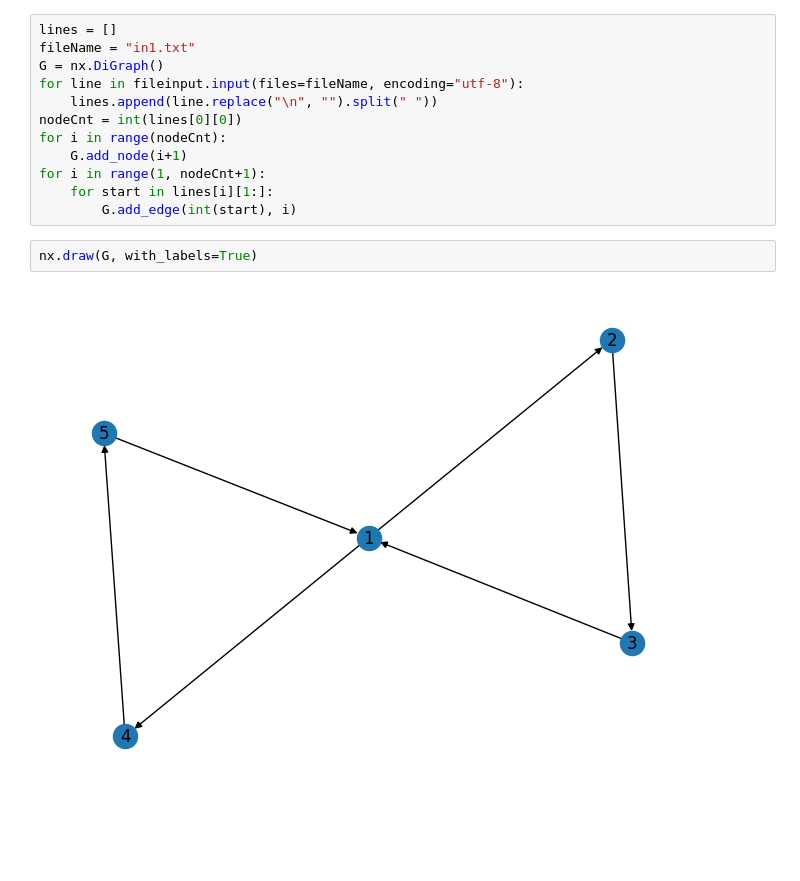
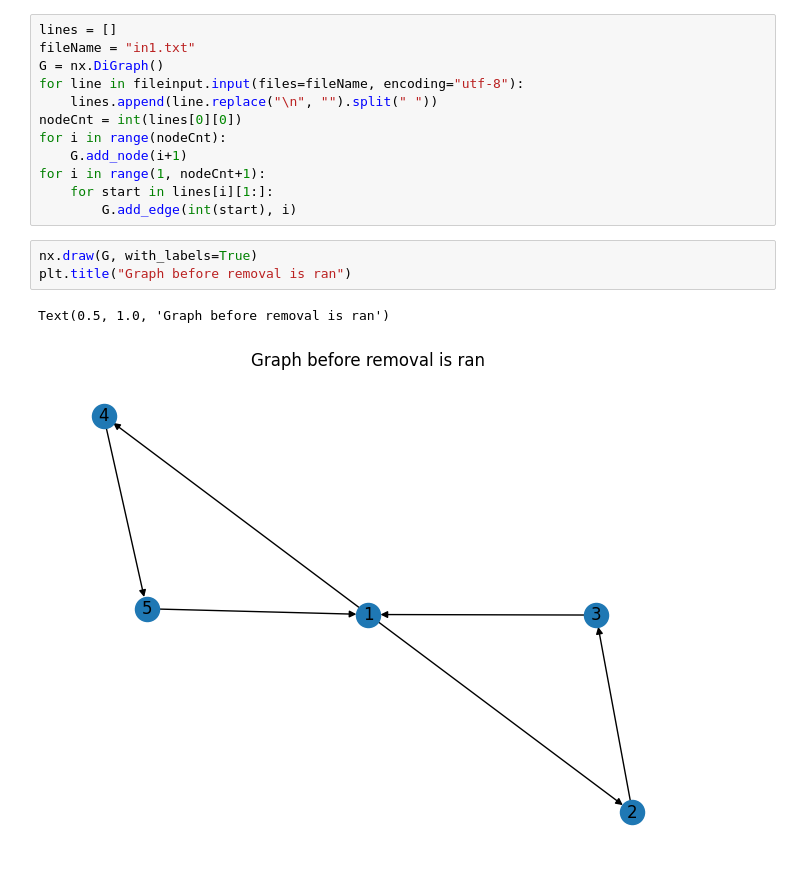
Before and after one commit to alexfruge/AlgoTauOmega, a Jupyter notebook: main.ipynb, the cells around one changed output. Drawn from its saved outputs; the diff is of its cells as text; blank space fills up the shorter version.

```diff
--- a/main.ipynb
+++ b/main.ipynb
@@ -17,5 +56,7 @@ for i in range(1, nodeCnt+1):
         G.add_edge(int(start), i)
 # %%
 nx.draw(G, with_labels=True)
+plt.title("Graph before removal is ran")
 # %% [output]
+Text(0.5, 1.0, 'Graph before removal is ran')
-[figure, old version]
+[figure, new version]
```
Also changed, not shown: parts of 4 cells of this notebook.
